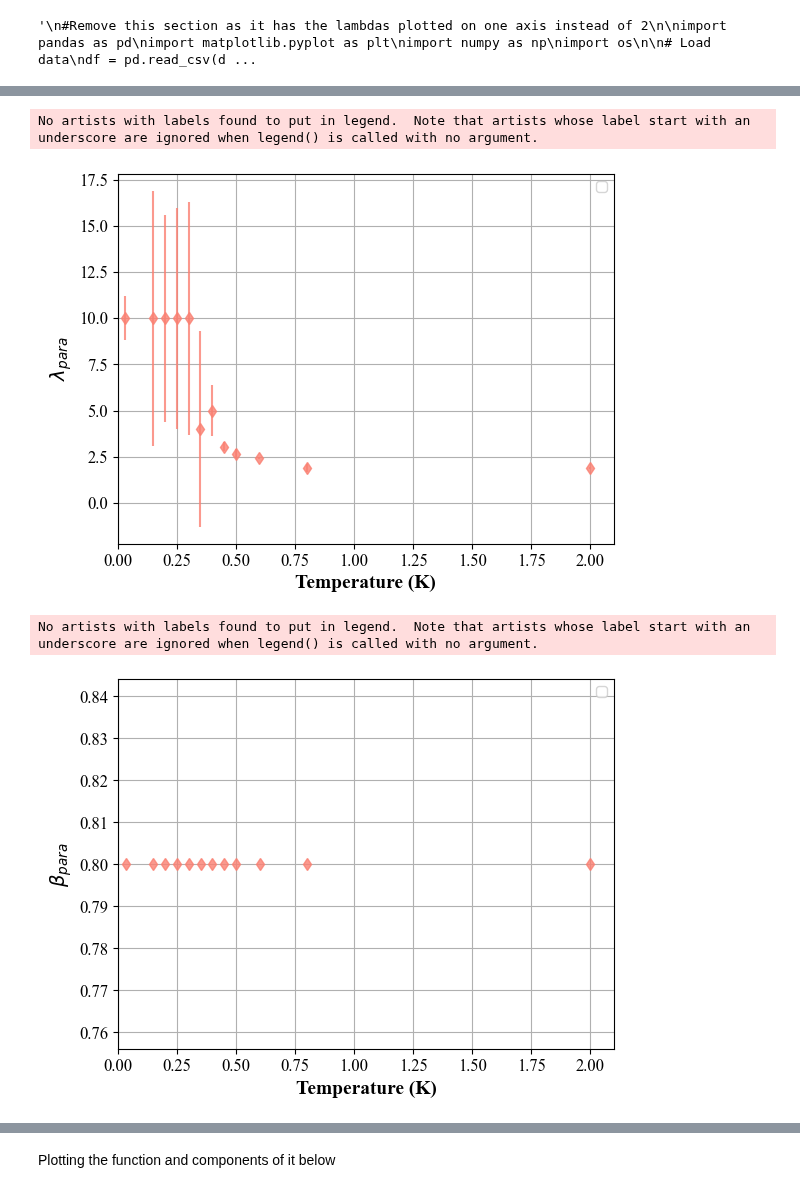
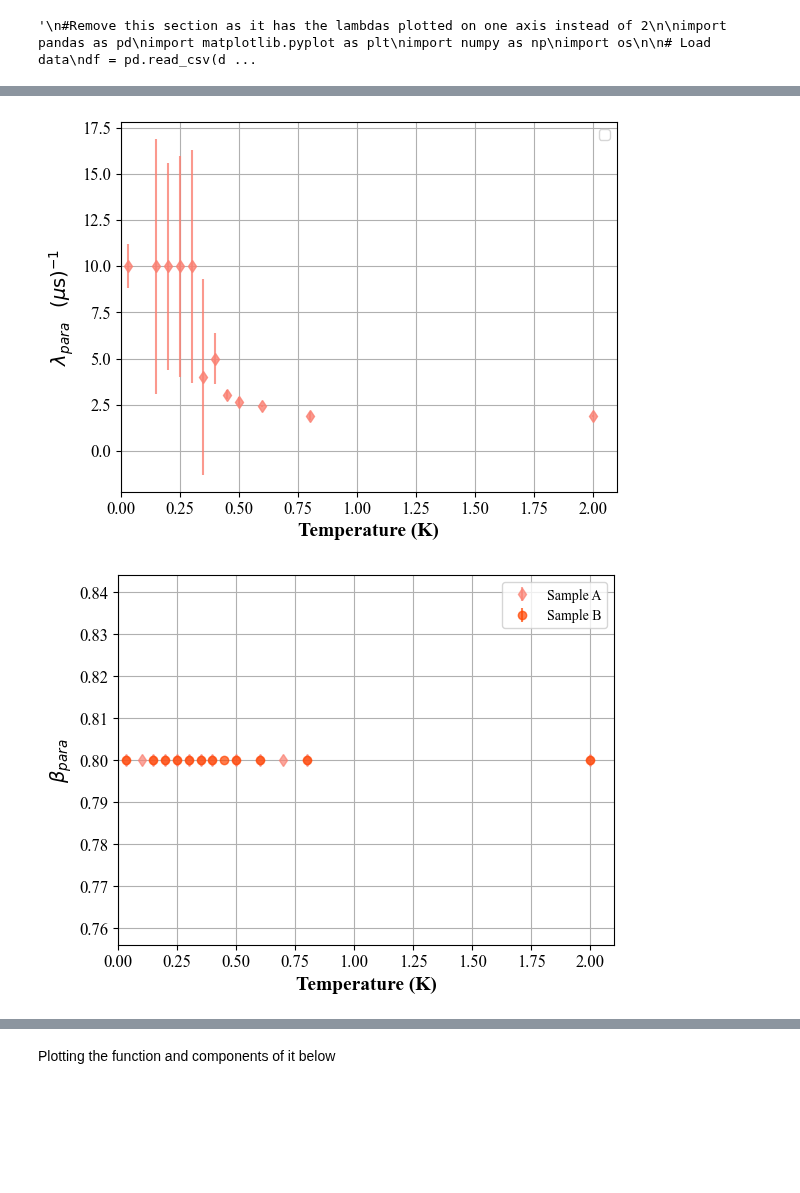
Before and after one commit to Brogan8813/strain-cell, a Jupyter notebook: PPMS_Data_and_Plotting/Plotting/MusrPlotting/New_format_plotting/Beta_1/New_Format_Plotting.ipynb, the cells around one changed output, grey strips where cells are left out. Saved outputs shown, nothing was run; the diff lists cells and outputs as text; code cells hidden in the pictures; blank space fills up the shorter version.

```diff
--- a/PPMS_Data_and_Plotting/Plotting/MusrPlotting/New_format_plotting/Beta_1/New_Format_Plotting.ipynb
+++ b/PPMS_Data_and_Plotting/Plotting/MusrPlotting/New_format_plotting/Beta_1/New_Format_Plotting.ipynb
@@ -383,36 +429,35 @@ df = pd.read_csv(datafile, delim_whitespace=True)
 
 font_path = 'C:\\Windows\\Fonts\\times.TTF'
 fprop = fm.FontProperties(fname=font_path)
 plt.rcParams['font.family'] = fprop.get_name()
 plt.rc('xtick', labelsize=12)
 plt.rc('ytick', labelsize=12)
 
 plt.xlabel('Temperature (K)',fontsize=14, weight='bold')
-plt.ylabel('$λ_{para}$',fontsize=14, weight='bold')
+plt.ylabel('$λ_{para}$   $(\mu\mathrm{s})^{-1}$',fontsize=14, weight='bold')
 
 
 plt.errorbar(df['dataT'], df['YBO_paraLam2_2461'], yerr=df['YBO_paraLam2_2461PosErr'], fmt="d", color='salmon', alpha=.8)
 plt.xlim((0,2.1))
 #plt.ylim((0, 3))
 
 #plt.axhline(2.317,color = 'r')
 plt.grid('both')
 plt.legend()
 #plt.title('YBO Musr fit parameters')
 #save plot
 title=f'lambda_para'
 # Make sure the folder exists
 output_dir = f'{datafile} parameter_plots'
 os.makedirs(output_dir, exist_ok=True)
 # Save with a sanitized filename
 plot_filename = title.lower().replace(" ", "_") + ".png"
 plot_filepath = os.path.join(output_dir, plot_filename)
 plt.savefig(plot_filepath, bbox_inches='tight', dpi=300)
 
 plt.show()
 # %% [output]
-No artists with labels found to put in legend.  Note that artists whose label start with an underscore are ignored when legend() is called with no argument.
-[figure, old version]
+[figure, new version]
 # %%
 #Plotting section using defined functions
 import pandas as pd
@@ -431,7 +476,8 @@ try:
     plt.xlabel('Temperature (K)',fontsize=14, weight='bold')
     plt.ylabel('$β_{para}$',fontsize=14, weight='bold')
 
-    plt.errorbar(df['dataT'], df['YBO_paraBeta2_2461'], yerr=df['YBO_paraBeta2_2461PosErr'], fmt="d", color='salmon', alpha=.8)
+    plt.errorbar(dfA['dataT'], dfA['YBO_paraBeta2_2461'], yerr=dfA['YBO_paraBeta2_2461PosErr'], fmt="d", color='salmon', alpha=.7, label='Sample A')
+    plt.errorbar(dfB['dataT'], dfB['YBO_paraBeta2_2461'], yerr=dfB['YBO_paraBeta2_2461PosErr'], fmt="o", color='orangered', alpha=.7, label='Sample B')
     plt.xlim((0,2.1))
     #plt.ylim((0, 3))
 
@@ -454,8 +500,7 @@ try:
 except:
     print('No Paramagnetic beta in this dataset, continue')
 # %% [output]
-No artists with labels found to put in legend.  Note that artists whose label start with an underscore are ignored when legend() is called with no argument.
-[figure, old version]
+[figure, new version]
 # %%
 #Plotting section using defined functions
 import pandas as pd
```
Also changed, not shown: parts of 8 cells of this notebook, 1 other file.
